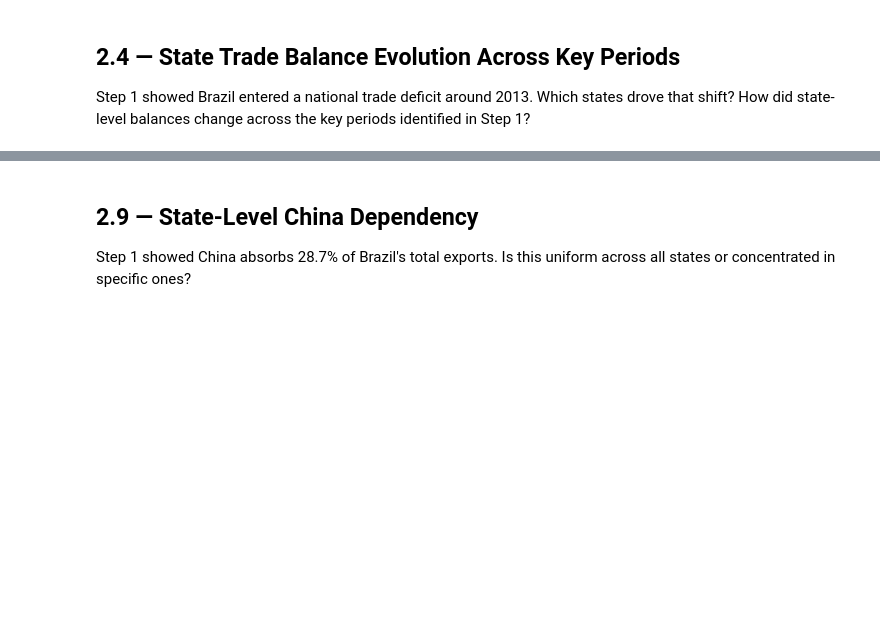
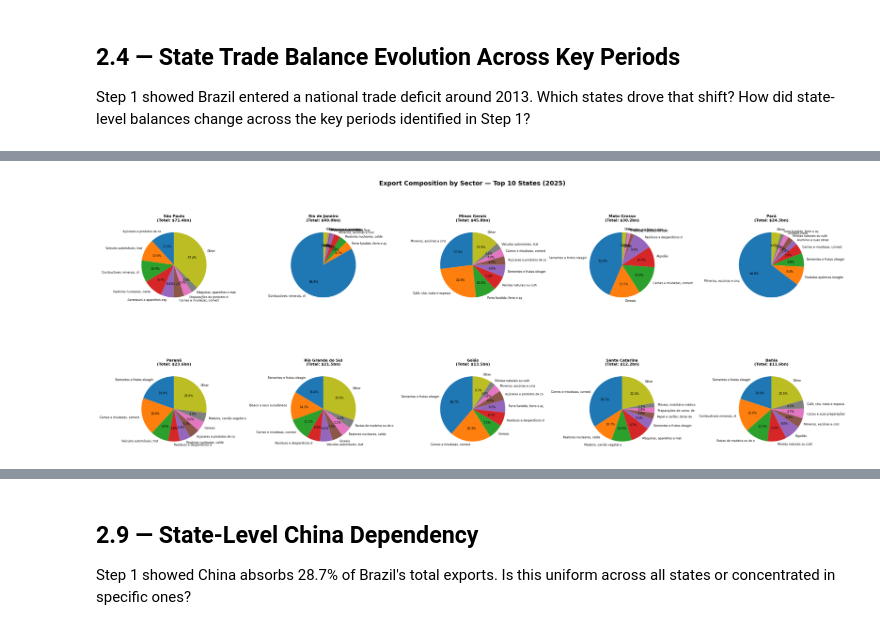
Before and after one commit to Eduardo-kohn/brazil-state-trade-analysis, a Jupyter notebook: SRC/Analysis/step2_state_competitiveness.ipynb, the cells around one changed output, grey strips where cells are left out. Saved outputs shown, nothing was run; the diff lists cells and outputs as text; code cells hidden in the pictures; blank space fills up the shorter version.

```diff
--- a/SRC/Analysis/step2_state_competitiveness.ipynb
+++ b/SRC/Analysis/step2_state_competitiveness.ipynb
@@ -323,0 +476,38 @@ for state in df_top10_sectors['state'].unique():
+# %%
+## Pie chart of export share by SH2 sector for each of the top 10 exporting states
+top10_exp_states = df_state.head(10)['state'].tolist()
+df_exp_pie = df_exp_sectors[df_exp_sectors['state'].isin(top10_exp_states)].copy()
+
+## Group smaller sectors into 'Other' to keep charts readable
+def prepare_pie(df, value_col, top_n=8):
+    df = df.sort_values(value_col, ascending=False).reset_index(drop=True)
+    top    = df.head(top_n).copy()
+    other  = pd.DataFrame([{
+        'descricao_sh2': 'Other',
+        value_col      : df.iloc[top_n:][value_col].sum()
+    }])
+    return pd.concat([top, other], ignore_index=True)
+
+fig, axes = plt.subplots(2, 5, figsize=(22, 9))
+axes = axes.flatten()
+
+for i, state in enumerate(top10_exp_states):
+    subset = df_exp_pie[df_exp_pie['state'] == state]
+    total  = df_state[df_state['state'] == state]['exports_usd_bn'].iloc[0]
+    pie_df = prepare_pie(subset, 'exports_usd')
+
+    axes[i].pie(
+        pie_df['exports_usd'],
+        labels    = [str(s)[:25] for s in pie_df['descricao_sh2']],
+        autopct   = '%1.1f%%',
+        startangle= 90,
+        textprops = {'fontsize': 6}
+    )
+    axes[i].set_title(f"{state}\n(Total: ${total:.1f}bn)", fontsize=8, fontweight='bold')
+
+plt.suptitle(f"Export Composition by Sector — Top 10 States ({MAX_YEAR})", fontsize=13, fontweight='bold')
+plt.tight_layout()
+plt.savefig('output_2_6_exp_sector_pie.png', dpi=150)
+plt.show()
+# %% [output]
+[figure, added]
```
Also changed, not shown: parts of 27 cells of this notebook.
